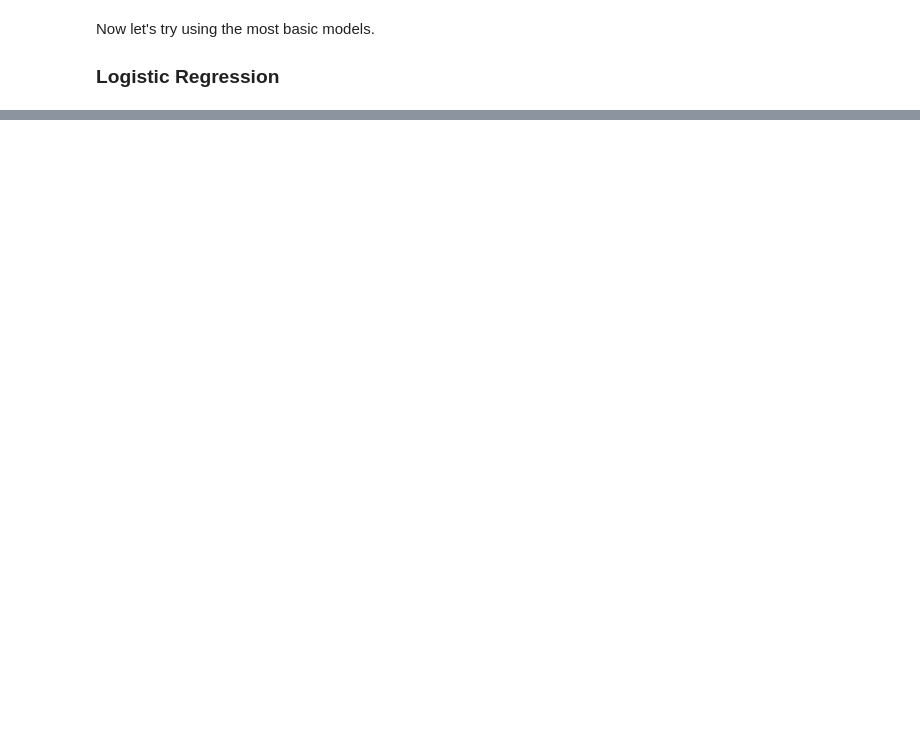
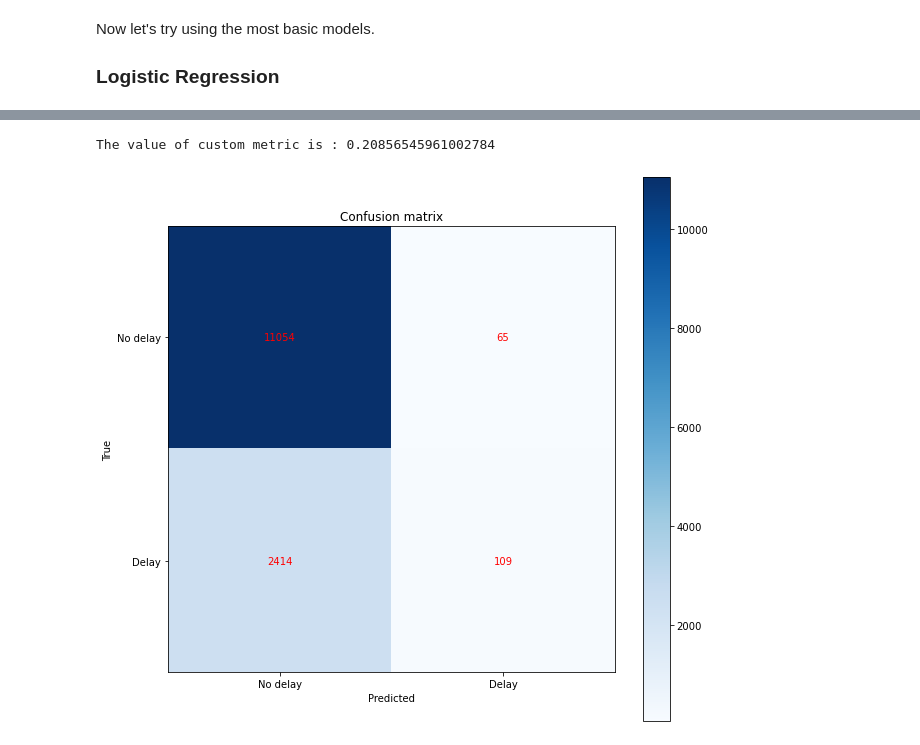
Before and after one commit to Konnits/Latam-Postulation, a Jupyter notebook: solution.ipynb, the cells around one changed output, grey strips where cells are left out. Saved outputs shown, nothing was run; the diff lists cells and outputs as text; code cells hidden in the pictures; blank space fills up the shorter version.

```diff
--- a/solution.ipynb
+++ b/solution.ipynb
@@ -521,17 +546,11 @@ Now let's try using the most basic models.
 
 ### Logistic Regression
 # %%
-lr_pca = LogisticRegression(random_state = SEED)
+lr_pca = LogisticRegression(random_state = SEED, solver = "liblinear")
 lr_pca.fit(X_train_pca, y_train)
 
-lr_mi = LogisticRegression(random_state = SEED)
+lr_mi = LogisticRegression(random_state = SEED, solver = "liblinear")
 lr_mi.fit(X_train_mi, y_train)
 
 y_pred_pca = lr_pca.predict(X_test_pca)
 y_pred_mi = lr_mi.predict(X_test_mi)
-
-print("PCA")
-print(classification_report(y_test, y_pred_pca))
-
-print("Mutual information")
-print(classification_report(y_test, y_pred_mi))
@@ -557,0 +570,25 @@ weighted avg       1.00      1.00      1.00     13642
+# %%
+print(f"The value of custom metric is : {metric(y_test, y_pred_pca)}")
+# %% [output]
+The value of custom metric is : 0.20856545961002784
+# %%
+def plot_confusion_matrix(y_true, y_pred):
+    cm = confusion_matrix(y_true, y_pred)
+    plt.figure(figsize = (10, 10))
+    plt.imshow(cm, cmap = "Blues")
+    plt.title("Confusion matrix")
+    plt.colorbar()
+    plt.xticks([0, 1], ["No delay", "Delay"])
+    plt.yticks([0, 1], ["No delay", "Delay"])
+    plt.xlabel("Predicted")
+    plt.ylabel("True")
+
+    for i in range(2):
+        for j in range(2):
+            plt.text(j, i, cm[i, j], ha = "center", va = "center", color = "red")
+
+    plt.show()
+# %%
+plot_confusion_matrix(y_test, y_pred_pca)
+# %% [output]
+[figure, added]
```
Also changed, not shown: parts of 37 cells of this notebook.
